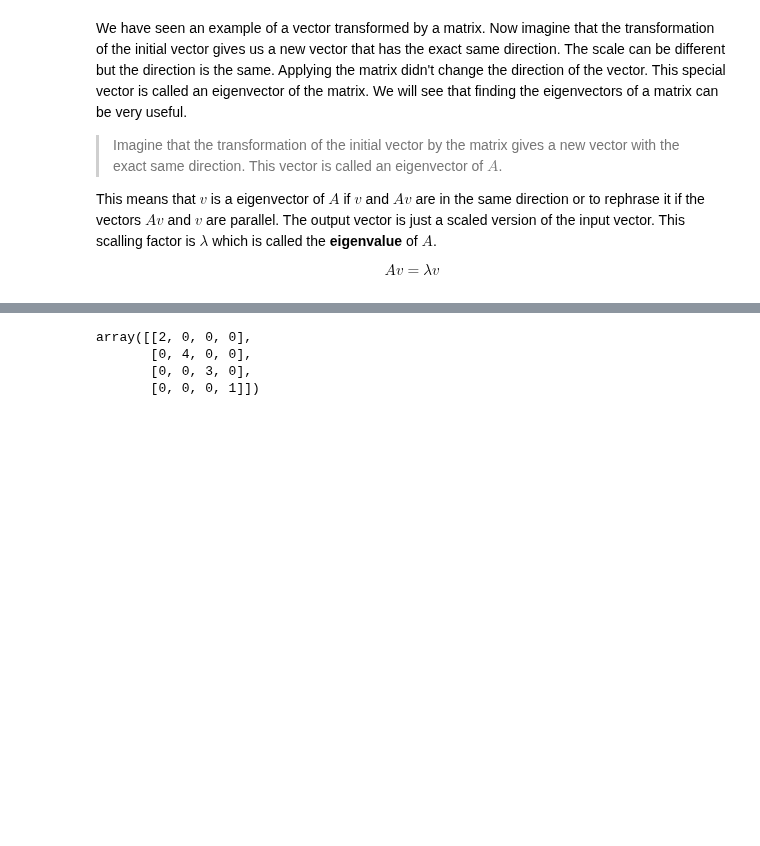
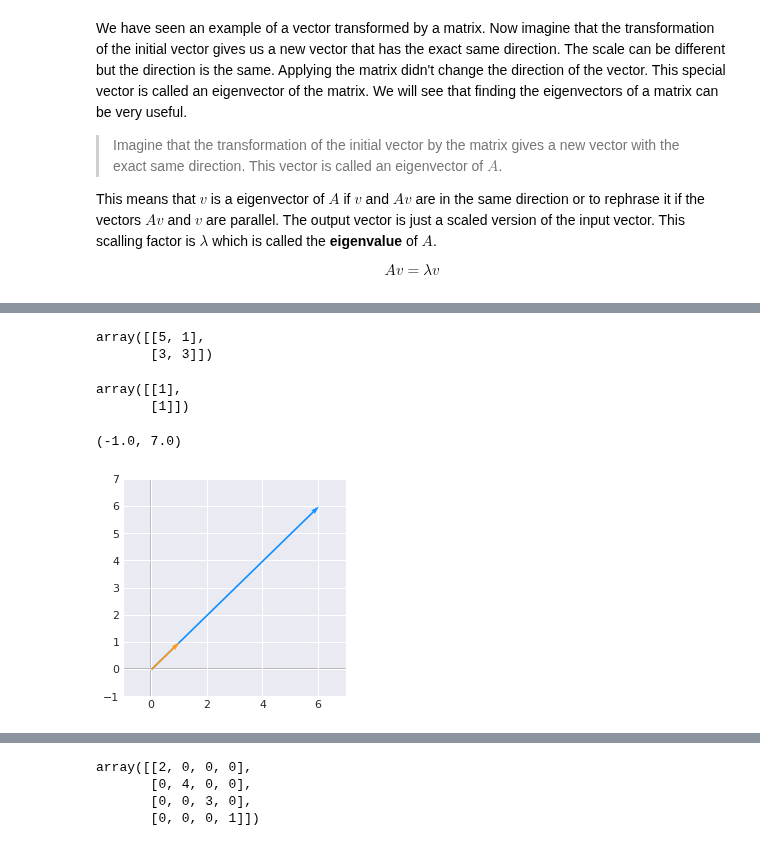
Before and after one commit to rahiakela/mathematics-for-machine-learning, a Jupyter notebook: deep-learning-book-maths/2_7_eigen_decomposition.ipynb, the cells around one changed output, grey strips where cells are left out. Cells and saved outputs as stored; diff of their text form; code cells hidden in the pictures; blank space fills up the shorter version.

```diff
--- a/deep-learning-book-maths/2_7_eigen_decomposition.ipynb
+++ b/deep-learning-book-maths/2_7_eigen_decomposition.ipynb
@@ -360,0 +188,27 @@ Let's check with Numpy that the multiplication of the matrix with its invert giv
+# %%
+A = np.array([
+  [5, 1],
+  [3, 3]
+])
+A
+# %% [output]
+array([[5, 1],
+       [3, 3]])
+# %%
+v = np.array([[1], [1]])
+v
+# %% [output]
+array([[1],
+       [1]])
+# %%
+Av = A.dot(v)
+
+orange = '#FF9A13'
+blue = '#1190FF'
+
+plot_vectors([Av.flatten(), v.flatten()], cols=[blue, orange])
+plt.ylim(-1, 7)
+plt.xlim(-1, 7)
+# %% [output]
+(-1.0, 7.0)
+[figure, added]
```
Also changed, not shown: parts of 33 cells of this notebook.
